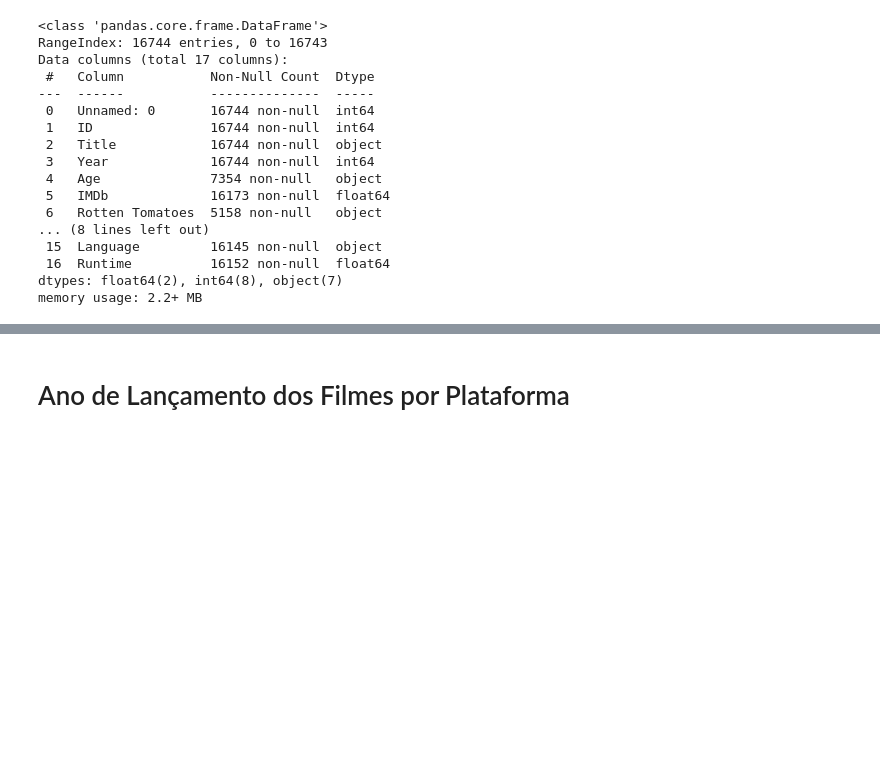
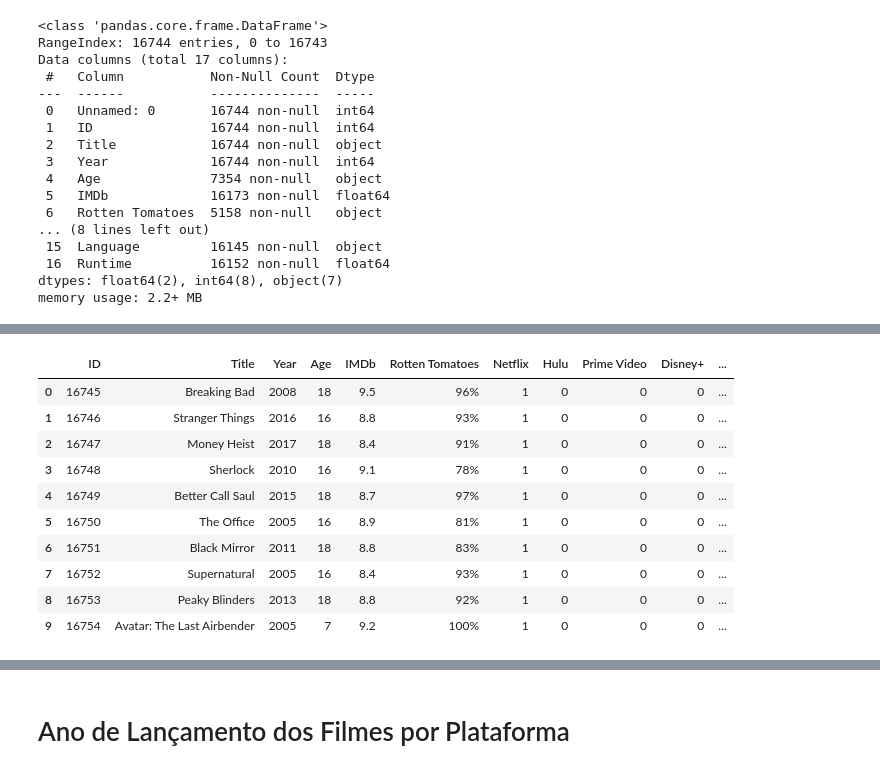
Before and after one commit to Natan10/mineracao-dados-ufc, a Jupyter notebook: Trabalho1/Trabalho1-mineração.ipynb, the cells around one changed output, grey strips where cells are left out. Cells and saved outputs as stored; diff of their text form; code cells hidden in the pictures; blank space fills up the shorter version.

```diff
--- a/Trabalho1/Trabalho1-mineração.ipynb
+++ b/Trabalho1/Trabalho1-mineração.ipynb
@@ -109,18 +119,40 @@ memory usage: 2.2+ MB
 # %%
 ## Limpeza na coluna de idade
 
-for i in range(len(data['Age'])):
-    aux = data.loc[i,'Age']
+for i in range(len(data_movies['Age'])):
+    aux = data_movies.loc[i,'Age']
     if aux != np.nan or aux != 'all' or aux != '':
         aux = str(aux)
         if '+' in aux:
-            data.loc[i,'Age'] = aux.strip().split('+')[0]
+            data_movies.loc[i,'Age'] = aux.strip().split('+')[0]
+
+## Limpeza na coluna de idade
+
+for i in range(len(data_series['Age'])):
+    aux = data_series.loc[i,'Age']
+    if aux != np.nan or aux != 'all' or aux != '':
+        aux = str(aux)
+        if '+' in aux:
+            data_series.loc[i,'Age'] = aux.strip().split('+')[0]
 # %%
-## Limpeza na coluna do Rotten Tomatoes
+## Limpeza na coluna do Rotten Tomatoes no Filmes
 
-for i in range(len(data['Rotten Tomatoes'])):
-    aux = data.loc[i,'Rotten Tomatoes']
-    if aux != np.nan or aux != '':
-        aux = str(aux)
-        if '%' in aux:
-            data.loc[i,'Rotten Tomatoes'] = aux.strip().split('%')[0]
+for i in range(len(data_movies['Rotten Tomatoes'])):
+        aux = data_movies.loc[i,'Rotten Tomatoes']
+        if aux != np.nan or aux != '':
+            aux = str(aux)
+            if '%' in aux:
+                data_movies.loc[i,'Rotten Tomatoes'] = aux.strip().split('%')[0]
+## Deixa os valores de 0 a 10
+data_movies['Rotten Tomatoes'] = data_movies['Rotten Tomatoes'].apply(lambda x: float(x)/10)
+
+## Limpeza na coluna do Rotten Tomatoes nas Séries
+
+for i in range(len(data_series['Rotten Tomatoes'])):
+        aux = data_series.loc[i,'Rotten Tomatoes']
+        if aux != np.nan or aux != '':
+            aux = str(aux)
+            if '%' in aux:
+                data_series.loc[i,'Rotten Tomatoes'] = aux.strip().split('%')[0]
+## Deixa os valores de 0 a 10
+data_series['Rotten Tomatoes'] = data_series['Rotten Tomatoes'].apply(lambda x: float(x)/10)
@@ -128,0 +174,15 @@ data['Rotten Tomatoes'] = data['Rotten Tomatoes'].apply(lambda x: float(x)/10)
+# %%
+
+data_series.head(10)
+# %% [output]
+|  | ID | Title | Year | Age | IMDb | Rotten Tomatoes | Netflix | Hulu | Prime Video | Disney+ | ... |
+| 0 | 16745 | Breaking Bad | 2008 | 18 | 9.5 | 96% | 1 | 0 | 0 | 0 | ... |
+| 1 | 16746 | Stranger Things | 2016 | 16 | 8.8 | 93% | 1 | 0 | 0 | 0 | ... |
+| 2 | 16747 | Money Heist | 2017 | 18 | 8.4 | 91% | 1 | 0 | 0 | 0 | ... |
+| 3 | 16748 | Sherlock | 2010 | 16 | 9.1 | 78% | 1 | 0 | 0 | 0 | ... |
+| 4 | 16749 | Better Call Saul | 2015 | 18 | 8.7 | 97% | 1 | 0 | 0 | 0 | ... |
+| 5 | 16750 | The Office | 2005 | 16 | 8.9 | 81% | 1 | 0 | 0 | 0 | ... |
+| 6 | 16751 | Black Mirror | 2011 | 18 | 8.8 | 83% | 1 | 0 | 0 | 0 | ... |
+| 7 | 16752 | Supernatural | 2005 | 16 | 8.4 | 93% | 1 | 0 | 0 | 0 | ... |
+| 8 | 16753 | Peaky Blinders | 2013 | 18 | 8.8 | 92% | 1 | 0 | 0 | 0 | ... |
+| 9 | 16754 | Avatar: The Last Airbender | 2005 | 7 | 9.2 | 100% | 1 | 0 | 0 | 0 | ... |
```
Also changed, not shown: parts of 38 cells of this notebook.
